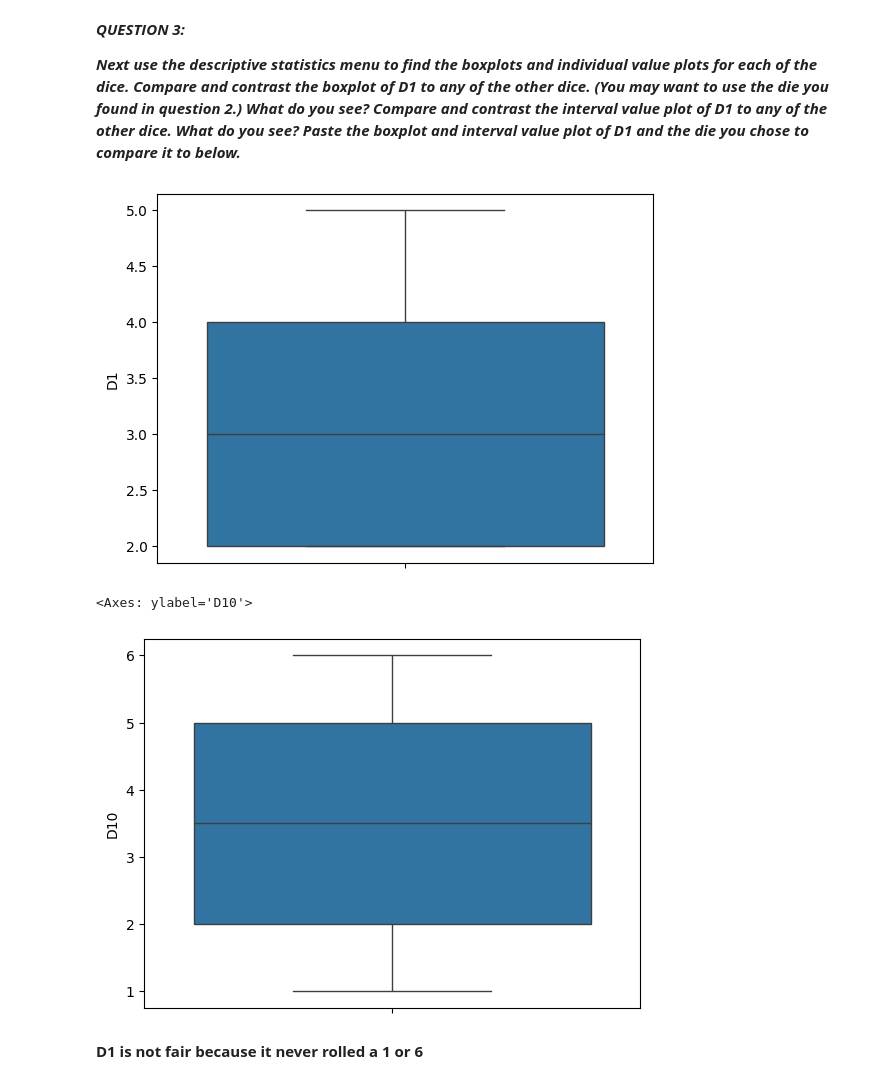
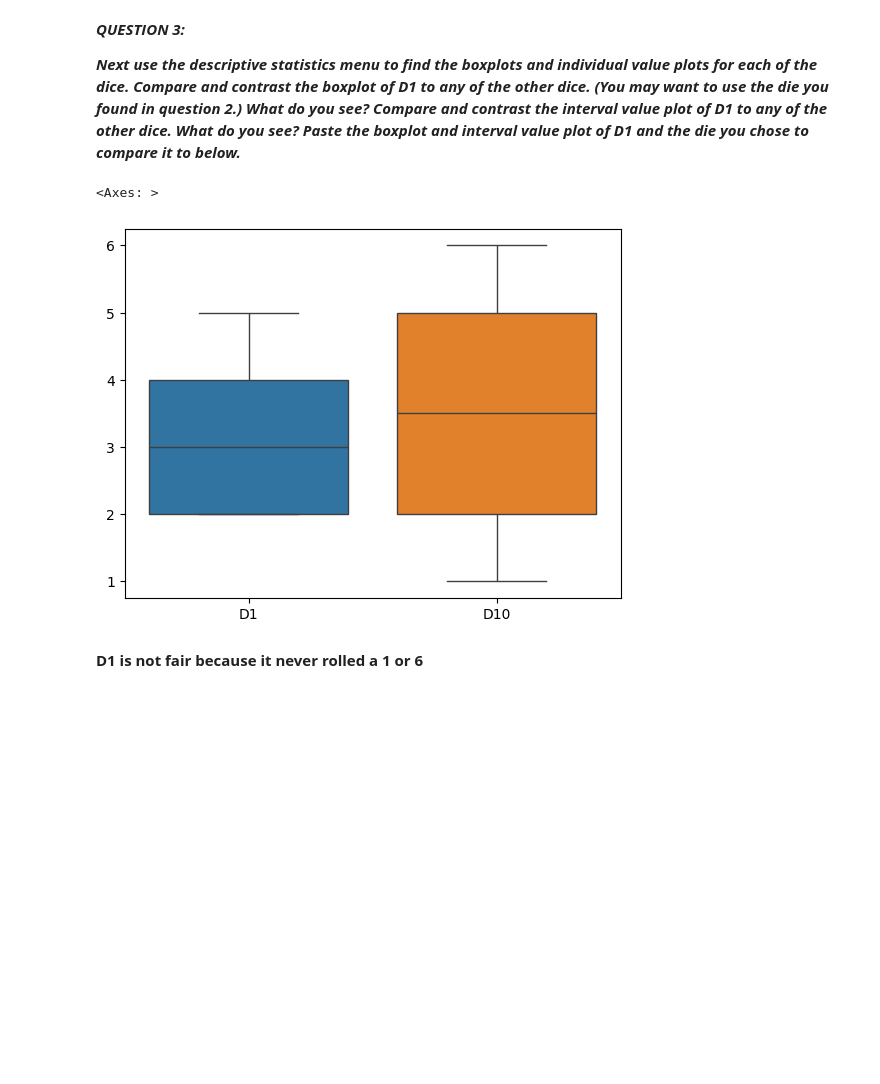
Before and after one commit to KirtlandRoss/BUS-286, a Jupyter notebook: week 4/MTA3.ipynb, the cells around one changed output. Drawn from its saved outputs; the diff is of its cells as text; code cells hidden in the pictures; blank space fills up the shorter version.

```diff
--- a/week 4/MTA3.ipynb
+++ b/week 4/MTA3.ipynb
@@ -88,13 +88,10 @@ Name: D10, dtype: float64
 
 ***Next use the descriptive statistics menu to find the boxplots and individual value plots for each of the dice. Compare and contrast the boxplot of D1 to any of the other dice. (You may want to use the die you found in question 2.) What do you see? Compare and contrast the interval value plot of D1 to any of the other dice. What do you see? Paste the boxplot and interval value plot of D1 and the die you chose to compare it to below.***
 # %%
-sns.boxplot(df['D1'])
-plt.show()
-sns.boxplot(df['D10'])
+sns.boxplot([df['D1'],df['D10']])
 # %% [output]
+<Axes: >
-[figure, old version]
+[figure, new version]
-<Axes: ylabel='D10'>
-[figure, removed]
 # %% [markdown]
 **D1 is not fair because it never rolled a 1 or 6**
 # %% [markdown]
```
Also changed, not shown: parts of 1 cell of this notebook, 8 other files.
